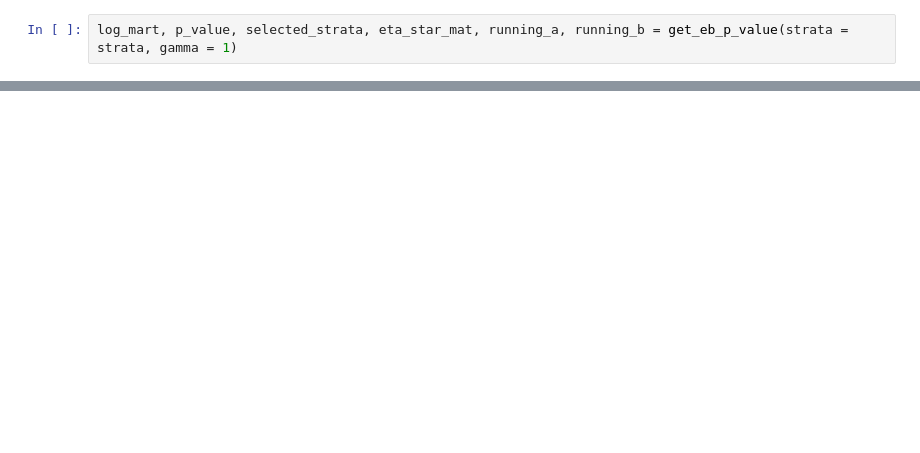
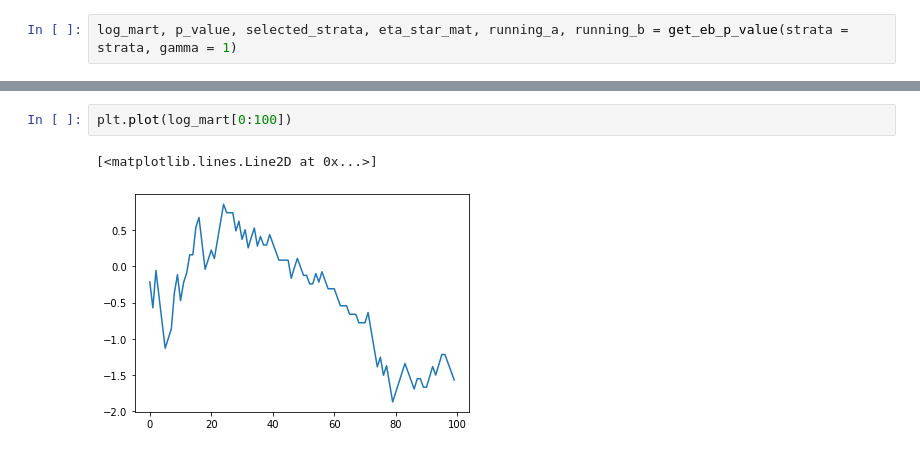
Before and after one commit to spertus/UI-TS, a Jupyter notebook: Code/empiricalBernstein.ipynb, the cells around one changed output, grey strips where cells are left out. Drawn from its saved outputs; the diff is of its cells as text; blank space fills up the shorter version.

```diff
--- a/Code/empiricalBernstein.ipynb
+++ b/Code/empiricalBernstein.ipynb
@@ -92,0 +99,5 @@ p_value = 1/np.maximum(1, mart)
+# %%
+plt.plot(log_mart[0:100])
+# %% [output]
+[<matplotlib.lines.Line2D at 0x...>]
+[figure, added]
```
Also changed, not shown: parts of 4 cells of this notebook.
